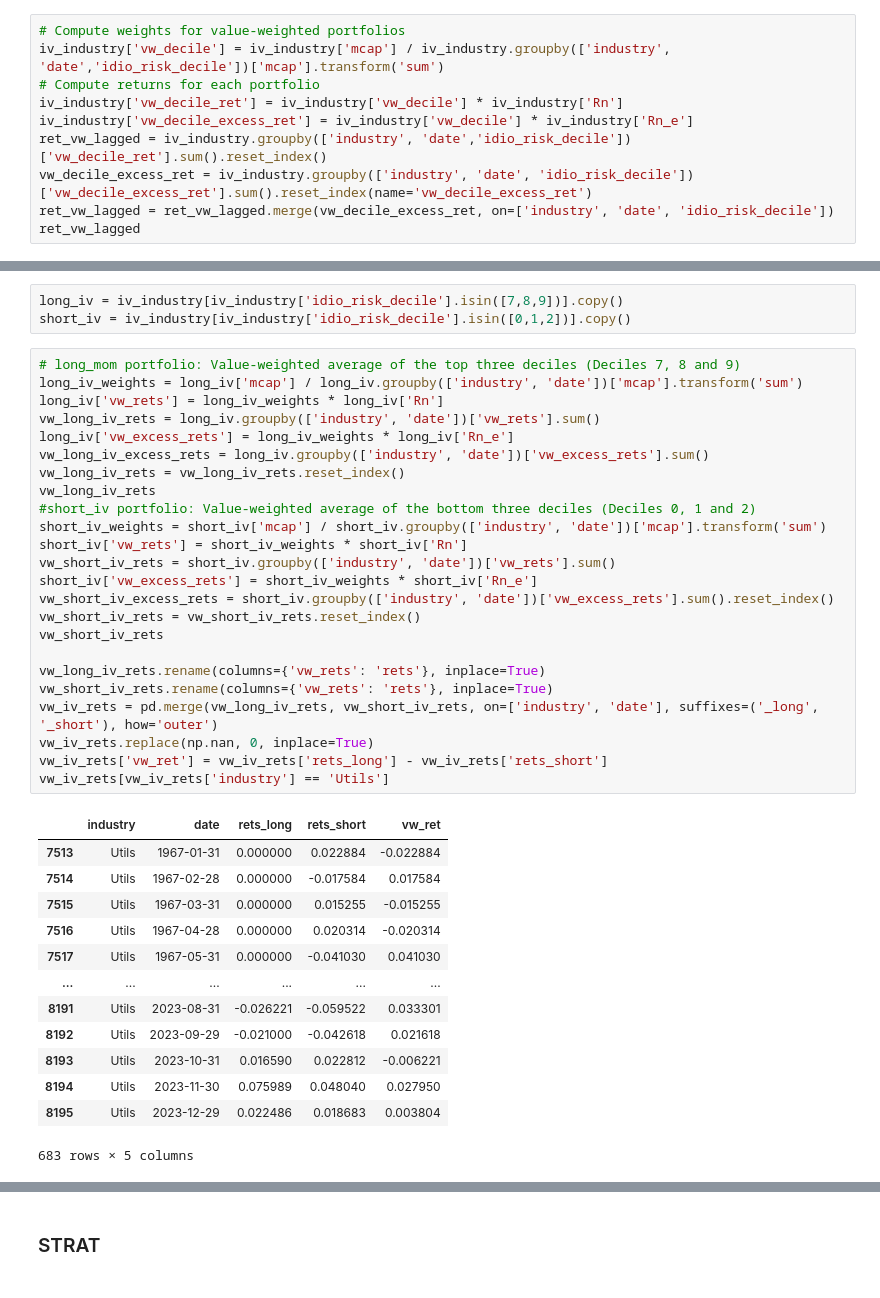
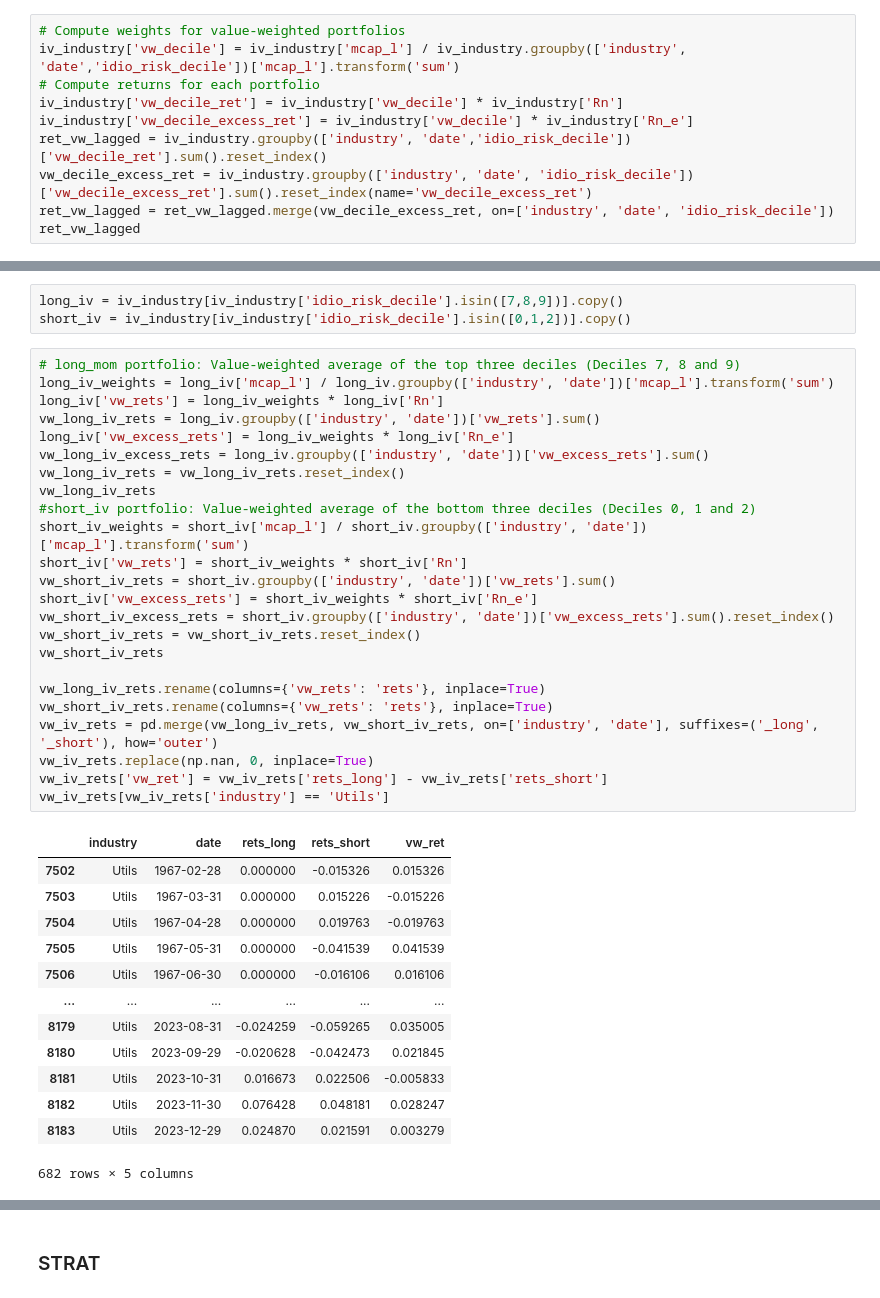
Before and after one commit to ekaterina-borisova/Investments_Project, a Jupyter notebook: project.ipynb, the cells around one changed output, grey strips where cells are left out. Saved outputs shown, nothing was run; the diff lists cells and outputs as text.

```diff
--- a/project.ipynb
+++ b/project.ipynb
@@ -1703,6 +1688,6 @@ iv_industry
 # %%
 # Compute weights for value-weighted portfolios
-iv_industry['vw_decile'] = iv_industry['mcap'] / iv_industry.groupby(['industry', 'date','idio_risk_decile'])['mcap'].transform('sum')
+iv_industry['vw_decile'] = iv_industry['mcap_l'] / iv_industry.groupby(['industry', 'date','idio_risk_decile'])['mcap_l'].transform('sum')
 # Compute returns for each portfolio
 iv_industry['vw_decile_ret'] = iv_industry['vw_decile'] * iv_industry['Rn']
 iv_industry['vw_decile_excess_ret'] = iv_industry['vw_decile'] * iv_industry['Rn_e']
@@ -1729,42 +1714,42 @@ long_iv = iv_industry[iv_industry['idio_risk_decile'].isin([7,8,9])].copy()
 short_iv = iv_industry[iv_industry['idio_risk_decile'].isin([0,1,2])].copy()
 # %%
 # long_mom portfolio: Value-weighted average of the top three deciles (Deciles 7, 8 and 9)
-long_iv_weights = long_iv['mcap'] / long_iv.groupby(['industry', 'date'])['mcap'].transform('sum')
+long_iv_weights = long_iv['mcap_l'] / long_iv.groupby(['industry', 'date'])['mcap_l'].transform('sum')
 long_iv['vw_rets'] = long_iv_weights * long_iv['Rn']
 vw_long_iv_rets = long_iv.groupby(['industry', 'date'])['vw_rets'].sum()
 long_iv['vw_excess_rets'] = long_iv_weights * long_iv['Rn_e']
 vw_long_iv_excess_rets = long_iv.groupby(['industry', 'date'])['vw_excess_rets'].sum()
 vw_long_iv_rets = vw_long_iv_rets.reset_index()
 vw_long_iv_rets
 #short_iv portfolio: Value-weighted average of the bottom three deciles (Deciles 0, 1 and 2)
-short_iv_weights = short_iv['mcap'] / short_iv.groupby(['industry', 'date'])['mcap'].transform('sum')
+short_iv_weights = short_iv['mcap_l'] / short_iv.groupby(['industry', 'date'])['mcap_l'].transform('sum')
 short_iv['vw_rets'] = short_iv_weights * short_iv['Rn']
 vw_short_iv_rets = short_iv.groupby(['industry', 'date'])['vw_rets'].sum()
 short_iv['vw_excess_rets'] = short_iv_weights * short_iv['Rn_e']
 vw_short_iv_excess_rets = short_iv.groupby(['industry', 'date'])['vw_excess_rets'].sum().reset_index()
 vw_short_iv_rets = vw_short_iv_rets.reset_index()
 vw_short_iv_rets
 
 vw_long_iv_rets.rename(columns={'vw_rets': 'rets'}, inplace=True)
 vw_short_iv_rets.rename(columns={'vw_rets': 'rets'}, inplace=True)
 vw_iv_rets = pd.merge(vw_long_iv_rets, vw_short_iv_rets, on=['industry', 'date'], suffixes=('_long', '_short'), how='outer')
 vw_iv_rets.replace(np.nan, 0, inplace=True)
 vw_iv_rets['vw_ret'] = vw_iv_rets['rets_long'] - vw_iv_rets['rets_short']
 vw_iv_rets[vw_iv_rets['industry'] == 'Utils']
 # %% [output]
 |  | industry | date | rets_long | rets_short | vw_ret |
-| 7513 | Utils | 1967-01-31 | 0.000000 | 0.022884 | -0.022884 |
-| 7514 | Utils | 1967-02-28 | 0.000000 | -0.017584 | 0.017584 |
-| 7515 | Utils | 1967-03-31 | 0.000000 | 0.015255 | -0.015255 |
-| 7516 | Utils | 1967-04-28 | 0.000000 | 0.020314 | -0.020314 |
-| 7517 | Utils | 1967-05-31 | 0.000000 | -0.041030 | 0.041030 |
+| 7502 | Utils | 1967-02-28 | 0.000000 | -0.015326 | 0.015326 |
+| 7503 | Utils | 1967-03-31 | 0.000000 | 0.015226 | -0.015226 |
+| 7504 | Utils | 1967-04-28 | 0.000000 | 0.019763 | -0.019763 |
+| 7505 | Utils | 1967-05-31 | 0.000000 | -0.041539 | 0.041539 |
+| 7506 | Utils | 1967-06-30 | 0.000000 | -0.016106 | 0.016106 |
 | ... | ... | ... | ... | ... | ... |
-| 8191 | Utils | 2023-08-31 | -0.026221 | -0.059522 | 0.033301 |
-| 8192 | Utils | 2023-09-29 | -0.021000 | -0.042618 | 0.021618 |
-| 8193 | Utils | 2023-10-31 | 0.016590 | 0.022812 | -0.006221 |
-| 8194 | Utils | 2023-11-30 | 0.075989 | 0.048040 | 0.027950 |
-| 8195 | Utils | 2023-12-29 | 0.022486 | 0.018683 | 0.003804 |
+| 8179 | Utils | 2023-08-31 | -0.024259 | -0.059265 | 0.035005 |
+| 8180 | Utils | 2023-09-29 | -0.020628 | -0.042473 | 0.021845 |
+| 8181 | Utils | 2023-10-31 | 0.016673 | 0.022506 | -0.005833 |
+| 8182 | Utils | 2023-11-30 | 0.076428 | 0.048181 | 0.028247 |
+| 8183 | Utils | 2023-12-29 | 0.024870 | 0.021591 | 0.003279 |
-683 rows × 5 columns
+682 rows × 5 columns
 # %%
 vw_iv_rets = vw_iv_rets.reset_index()
 vw_iv_rets[vw_iv_rets['industry'] == 'Utils']
```
Also changed, not shown: parts of 25 cells of this notebook.
